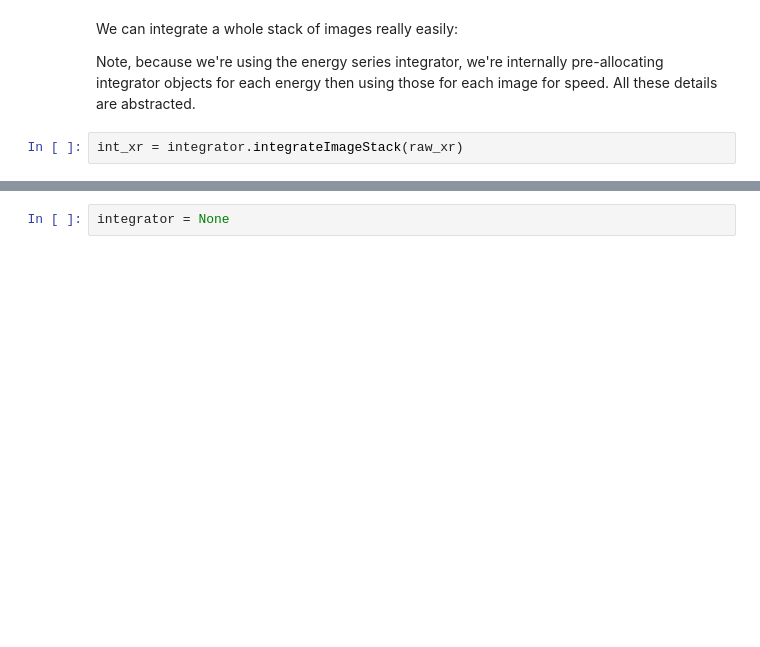
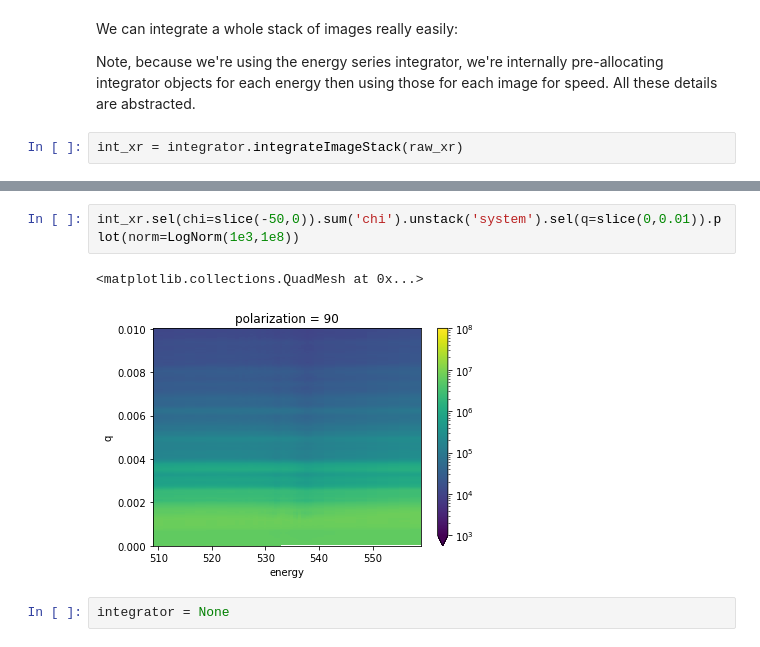
Before and after one commit to usnistgov/PyHyperScattering, a Jupyter notebook: peter-dafs/SST1-dev.ipynb, the cells around one changed output, grey strips where cells are left out. Saved outputs shown, nothing was run; the diff lists cells and outputs as text; blank space fills up the shorter version.

```diff
--- a/peter-dafs/SST1-dev.ipynb
+++ b/peter-dafs/SST1-dev.ipynb
@@ -162,3 +130,8 @@ NameError: name 'chi' is not defined
+# %%
+int_xr.sel(chi=slice(-50,0)).sum('chi').unstack('system').sel(q=slice(0,0.01)).plot(norm=LogNorm(1e3,1e8))
+# %% [output]
+<matplotlib.collections.QuadMesh at 0x...>
+[figure, added]
 # %%
 integrator = None
 # %%
```
Also changed, not shown: parts of 12 cells of this notebook, 1 other file.
